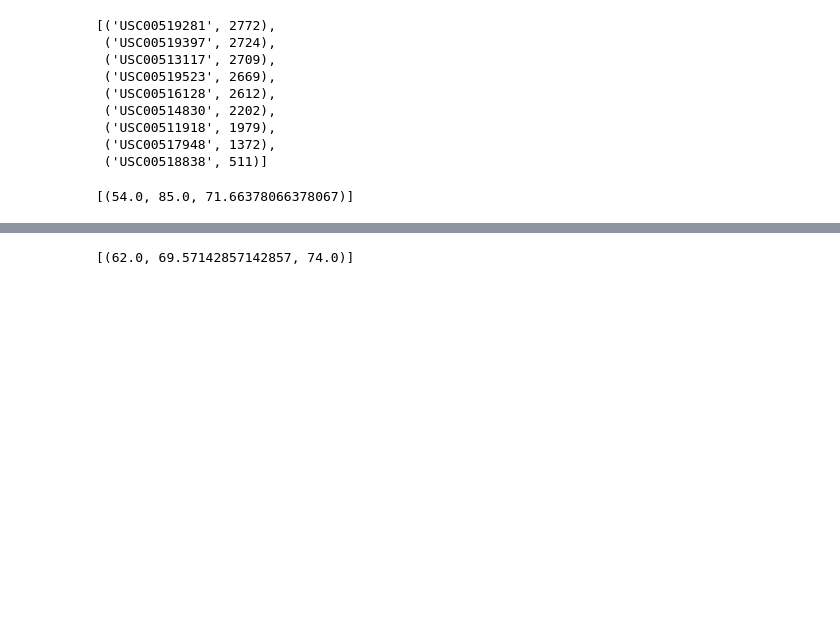
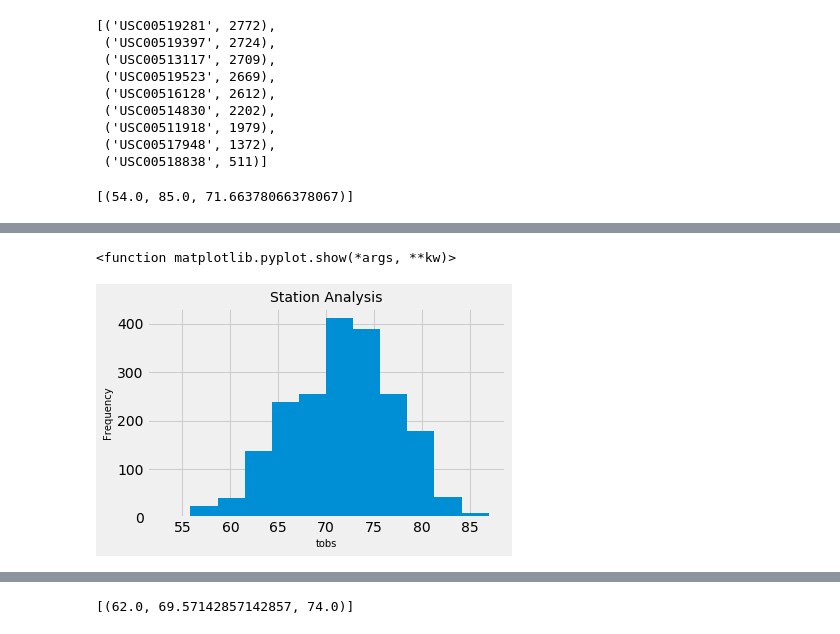
Before and after one commit to AlejandraRosa/SQLAlchemy-challenge, a Jupyter notebook: climate_starter.ipynb, the cells around one changed output, grey strips where cells are left out. Cells and saved outputs as stored; diff of their text form; code cells hidden in the pictures; blank space fills up the shorter version.

```diff
--- a/climate_starter.ipynb
+++ b/climate_starter.ipynb
@@ -150,3 +157,13 @@ session.query(func.min(Measurement.tobs),
 # %%
 # Choose the station with the highest number of temperature observations.
 # Query the last 12 months of temperature observation data for this station and plot the results as a histogram
+temp_obs = session.query(Measurement.station, func.count(Measurement.prcp))\
+             .group_by(Measurement.station)\
+             .filter(Measurement.date <= "2017-08-23").all()\
+# %%
+#loop through stations
+for station in temp_obs:
+    print(station)
+
+# Store
+top_station = temp_obs[0][0]
@@ -153,3 +180,23 @@ session.query(func.min(Measurement.tobs),
+# %%
+tobs_result = session.query(Measurement.tobs)\
+               .filter(Measurement.station == top_station)
+#Make a list to make life easy
+tobs_data = []
+for row in tobs_result:
+    tobs_data.append(row[0])
+# %%
+plt.hist(tobs_data, bins=12, label='tobs')
+plt.title("Station Analysis", fontsize=14)
+plt.xlabel("tobs", fontsize=10)
+plt.ylabel("Frequency", fontsize=10)
+plt.tight_layout()
+
+fig.savefig('Output/station.png', dpi=fig.dpi)
+
+plt.show
+# %% [output]
+<function matplotlib.pyplot.show(*args, **kw)>
+[figure, added]
 # %% [markdown]
 ![precipitation](Images/station-histogram.png)
 # %%
```
Also changed, not shown: parts of 15 cells of this notebook, 4 other files.
